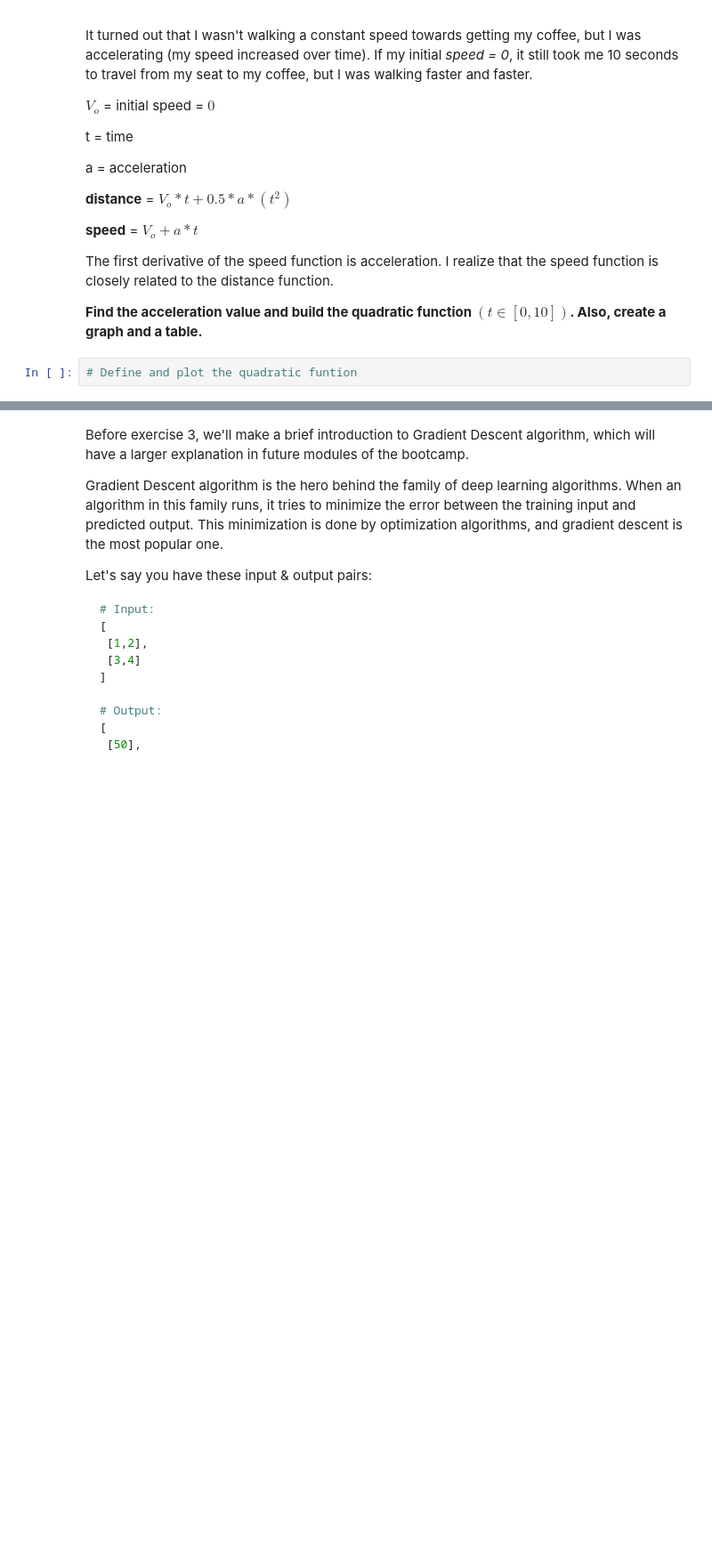
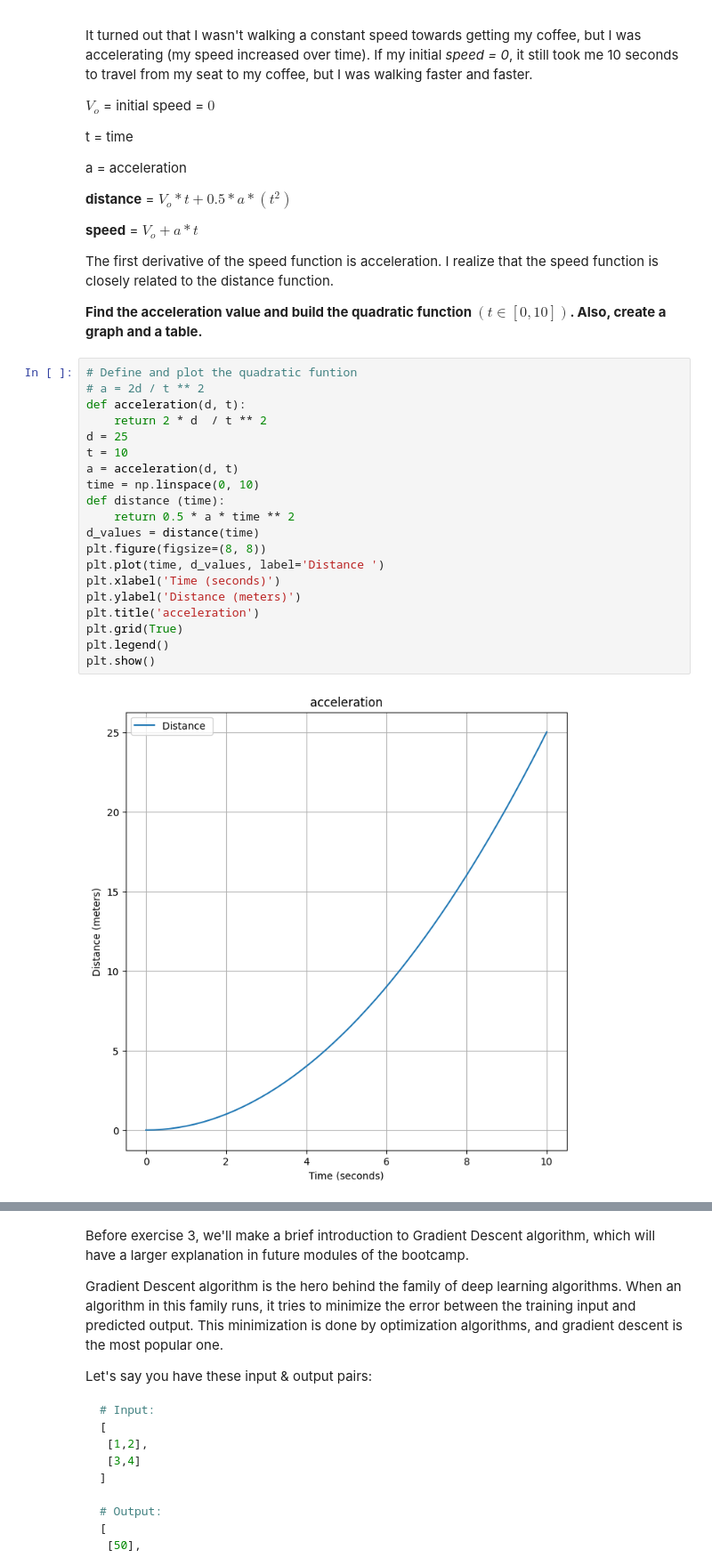
Before and after one commit to 4GeeksAcademy/MahamadouDiallo-calculus-and-algebra-problems-with-python, a Jupyter notebook: notebook/problems.ipynb, the cells around one changed output, grey strips where cells are left out. Shown at 89% size. Saved outputs shown, nothing was run; the diff lists cells and outputs as text; blank space fills up the shorter version.

```diff
--- a/notebook/problems.ipynb
+++ b/notebook/problems.ipynb
@@ -51,5 +83,25 @@ The first derivative of the speed function is acceleration. I realize that the s
 **Find the acceleration value and build the quadratic function  $(t ∈ [0,10])$. Also, create a graph and a table.**
 # %%
 # Define and plot the quadratic funtion
+# a = 2d / t ** 2
+def acceleration(d, t):
+    return 2 * d  / t ** 2
+d = 25
+t = 10
+a = acceleration(d, t)
+time = np.linspace(0, 10)
+def distance (time):
+    return 0.5 * a * time ** 2
+d_values = distance(time)
+plt.figure(figsize=(8, 8))
+plt.plot(time, d_values, label='Distance ')
+plt.xlabel('Time (seconds)')
+plt.ylabel('Distance (meters)')
+plt.title('acceleration')
+plt.grid(True)
+plt.legend()
+plt.show()
+# %% [output]
+[figure, added]
 # %%
 # Create a DataFrame
```
Also changed, not shown: parts of 15 cells of this notebook.
